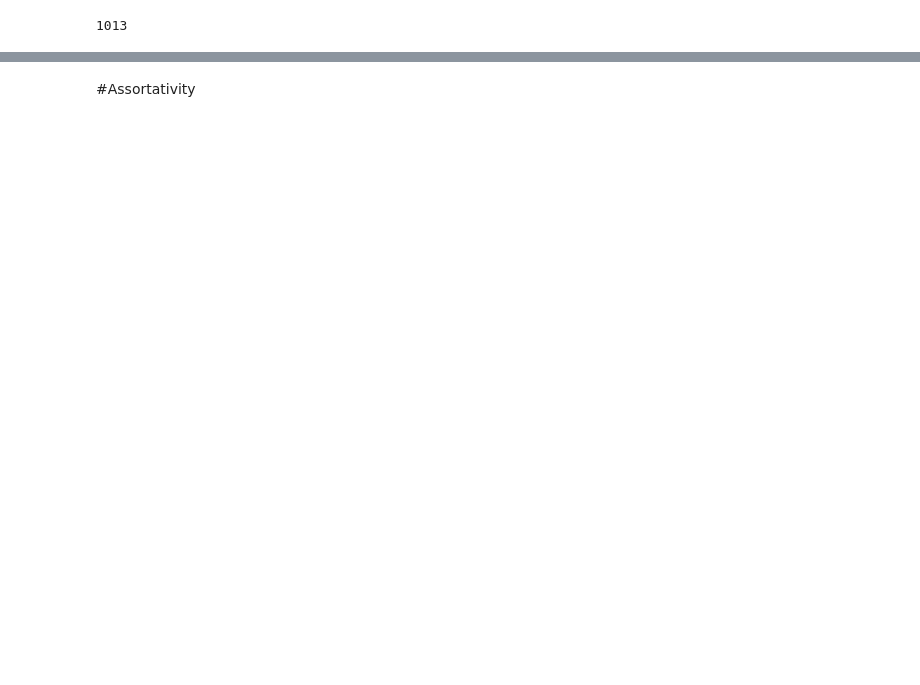
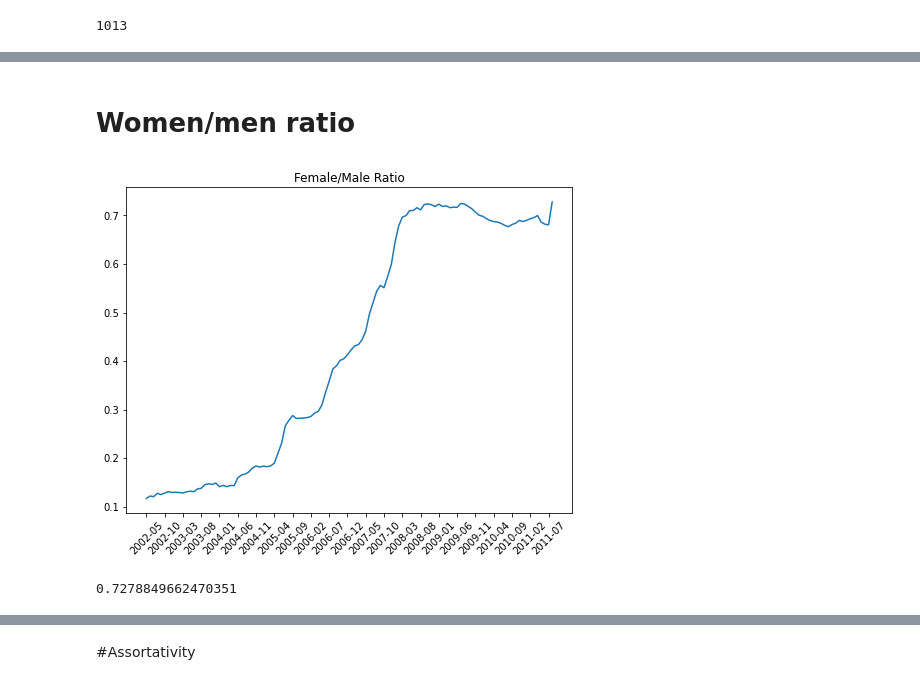
Before and after one commit to FelipeSchreiber/Redes_Complexas, a Jupyter notebook: NorwegianDirectors.ipynb, the cells around one changed output, grey strips where cells are left out. Saved outputs shown, nothing was run; the diff lists cells and outputs as text; code cells hidden in the pictures; blank space fills up the shorter version.

```diff
--- a/NorwegianDirectors.ipynb
+++ b/NorwegianDirectors.ipynb
@@ -65,6 +75,9 @@ people = pd.read_csv(path+"/data/"+"data_people.txt",sep=" ",encoding="865")
 map = {}
 for i in range(len(people)):
   map[people["id"].iloc[i]] =  people["gender"].iloc[i]
+map2 = {}
+for i in range(len(companies)):
+  map2[companies['id'].iloc[i]] = companies['name'].iloc[i]
 # %%
 agg = Graph(directed=False)
 graphs = []
@@ -109,0 +194,36 @@ positions = np.arange(0,len(dates),5)
+# %% [markdown]
+# Women/men ratio
+# %%
+ratio = []
+ratio_dict = {}
+ratio_dict['date'] = []
+ratio_dict['values'] = []
+u_enterprises = np.unique(companies['name'])
+for d,G in zip(enumerate(dates),graphs):
+  a = np.array([G.vertex_properties['genre'][u] for u in G.get_vertices()])
+  enterprises = np.array([G.vertex_properties['enterprise'][u] for u in G.get_vertices()])
+  values_by_enterprise = []
+  for enterp in u_enterprises:
+    filter = [enterp in k for k in enterprises]
+    filtered = a[filter]
+    male = np.where(filtered == 1)[0]
+    female = np.where(filtered == 2)[0]
+    try:
+      values_by_enterprise.append(float(len(female))/len(male))
+      ratio_dict['values'].extend(values_by_enterprise)
+      ratio_dict['date'].extend([d[1]]*len(values_by_enterprise))
+    except:
+      pass
+  ratio.append(np.mean(values_by_enterprise))
+plt.figure(figsize=(8,6))
+plt.plot(dates,ratio)
+plt.xticks(positions,[dates[d] for d in positions], rotation=45)
+plt.title('Female/Male Ratio')
+plt.savefig(path+"sex_ratio.png")
+plt.show()
+# %% [output]
+[figure, added]
+# %%
+ratio[-1]
+# %% [output]
+0.7278849662470351
```
Also changed, not shown: parts of 16 cells of this notebook.
